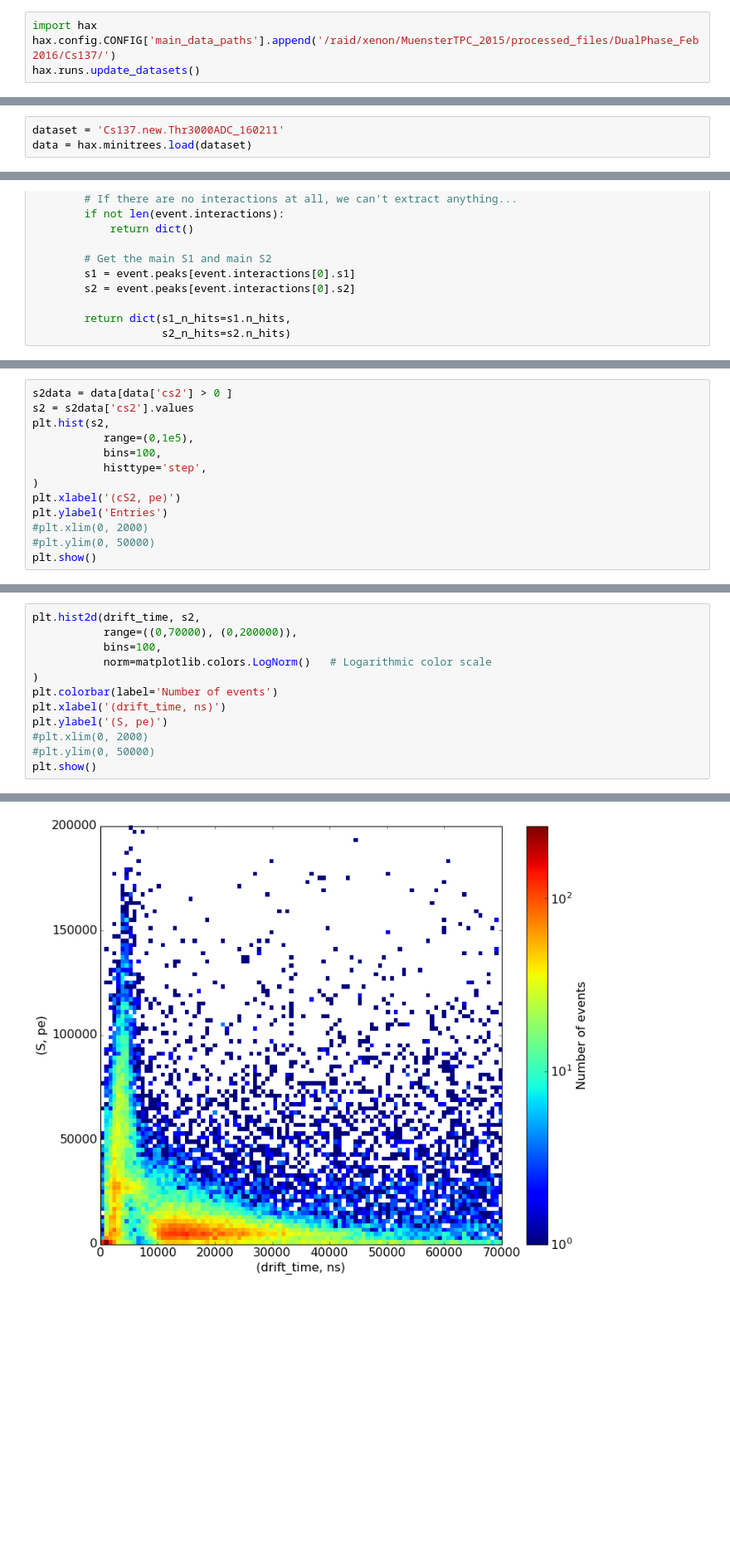
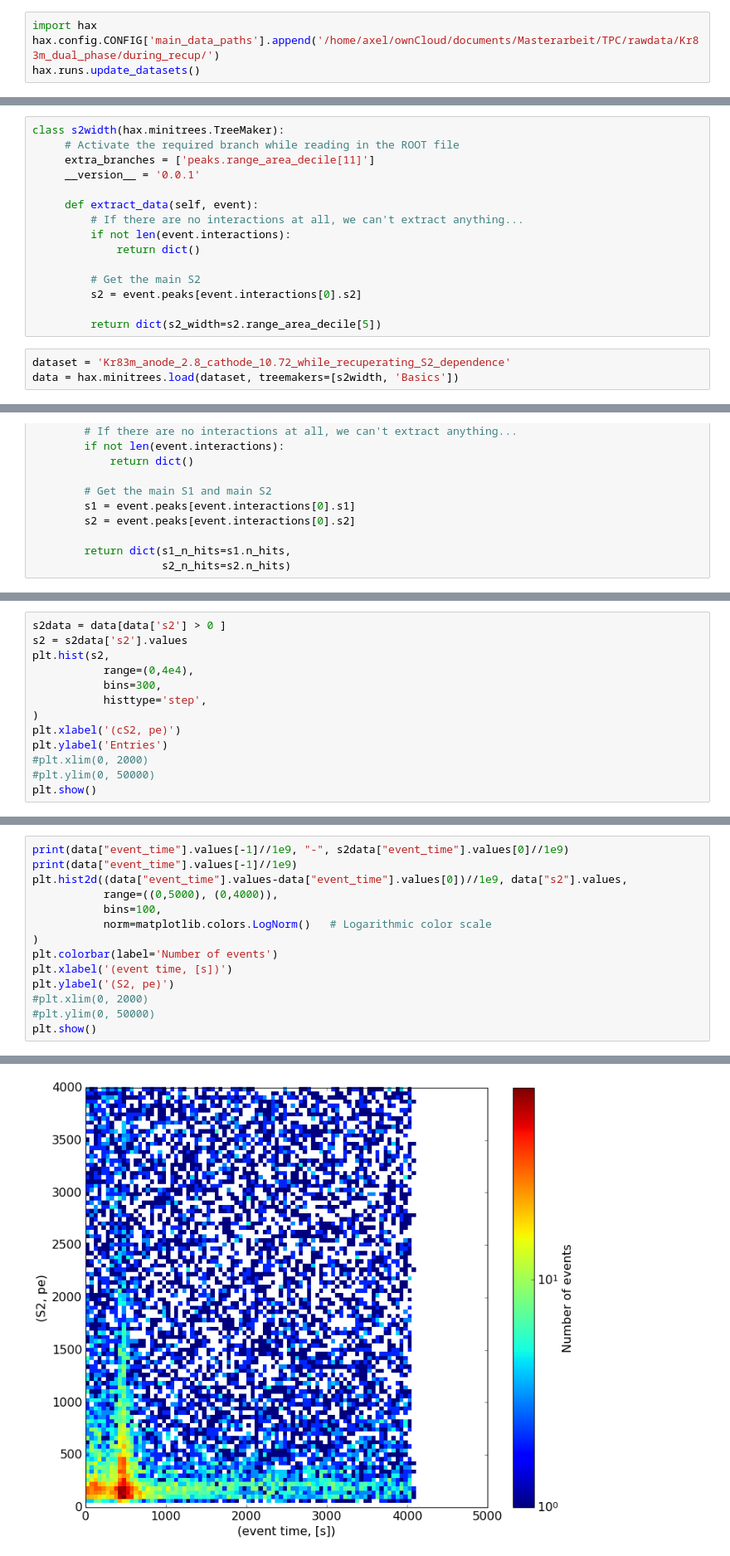
Before and after one commit to XENON-MS/hax, a Jupyter notebook: examples/Muenster_TPC_Read_data_from_rootfile_basic.ipynb, the cells around one changed output, grey strips where cells are left out. Shown: that part at 83% size. Cells and saved outputs as stored; diff of their text form; blank space fills up the shorter version.

```diff
--- a/examples/Muenster_TPC_Read_data_from_rootfile_basic.ipynb
+++ b/examples/Muenster_TPC_Read_data_from_rootfile_basic.ipynb
@@ -13,5 +13,5 @@ matplotlib.rc('font', size=16)                   # Use big fonts...
 plt.rcParams['figure.figsize'] = (12.0, 10.0)    # ... and big plots
 # %%
 import hax
-hax.config.CONFIG['main_data_paths'].append('/raid/xenon/MuensterTPC_2015/processed_files/DualPhase_Feb2016/Cs137/')
+hax.config.CONFIG['main_data_paths'].append('/home/axel/ownCloud/documents/Masterarbeit/TPC/rawdata/Kr83m_dual_phase/during_recup/')
 hax.runs.update_datasets()
@@ -18,4 +28,19 @@ hax.runs.update_datasets()
+# %%
+class s2width(hax.minitrees.TreeMaker):
+     # Activate the required branch while reading in the ROOT file
+     extra_branches = ['peaks.range_area_decile[11]']
+     __version__ = '0.0.1'
+
+     def extract_data(self, event):
+         # If there are no interactions at all, we can't extract anything...
+         if not len(event.interactions):
+             return dict()
+
+         # Get the main S2
+         s2 = event.peaks[event.interactions[0].s2]
+
+         return dict(s2_width=s2.range_area_decile[5])
 # %%
-dataset = 'Cs137.new.Thr3000ADC_160211'
-data = hax.minitrees.load(dataset)
+dataset = 'Kr83m_anode_2.8_cathode_10.72_while_recuperating_S2_dependence'
+data = hax.minitrees.load(dataset, treemakers=[s2width, 'Basics'])
 # %% [output]
@@ -110,9 +117,9 @@ plt.show()
 # %%
-s2data = data[data['cs2'] > 0 ]
-s2 = s2data['cs2'].values
+s2data = data[data['s2'] > 0 ]
+s2 = s2data['s2'].values
 plt.hist(s2,
-           range=(0,1e5),
-           bins=100,
+           range=(0,4e4),
+           bins=300,
            histtype='step',
 )
 plt.xlabel('(cS2, pe)')
@@ -153,12 +161,14 @@ plt.show()
 # %%
-plt.hist2d(drift_time, s2,
-           range=((0,70000), (0,200000)),
+print(data["event_time"].values[-1]//1e9, "-", s2data["event_time"].values[0]//1e9)
+print(data["event_time"].values[-1]//1e9)
+plt.hist2d((data["event_time"].values-data["event_time"].values[0])//1e9, data["s2"].values,
+           range=((0,5000), (0,4000)),
            bins=100,
            norm=matplotlib.colors.LogNorm()   # Logarithmic color scale
 )
 plt.colorbar(label='Number of events')
-plt.xlabel('(drift_time, ns)')
-plt.ylabel('(S, pe)')
+plt.xlabel('(event time, [s])')
+plt.ylabel('(S2, pe)')
 #plt.xlim(0, 2000)
 #plt.ylim(0, 50000)
 plt.show()
@@ -166,4 +178,4 @@ plt.show()
-[figure, old version]
+[figure, new version]
 # %%
 x = xdata['x'].values
 plt.hist(x,
```
Also changed, not shown: parts of 19 cells of this notebook, 1 other file.
